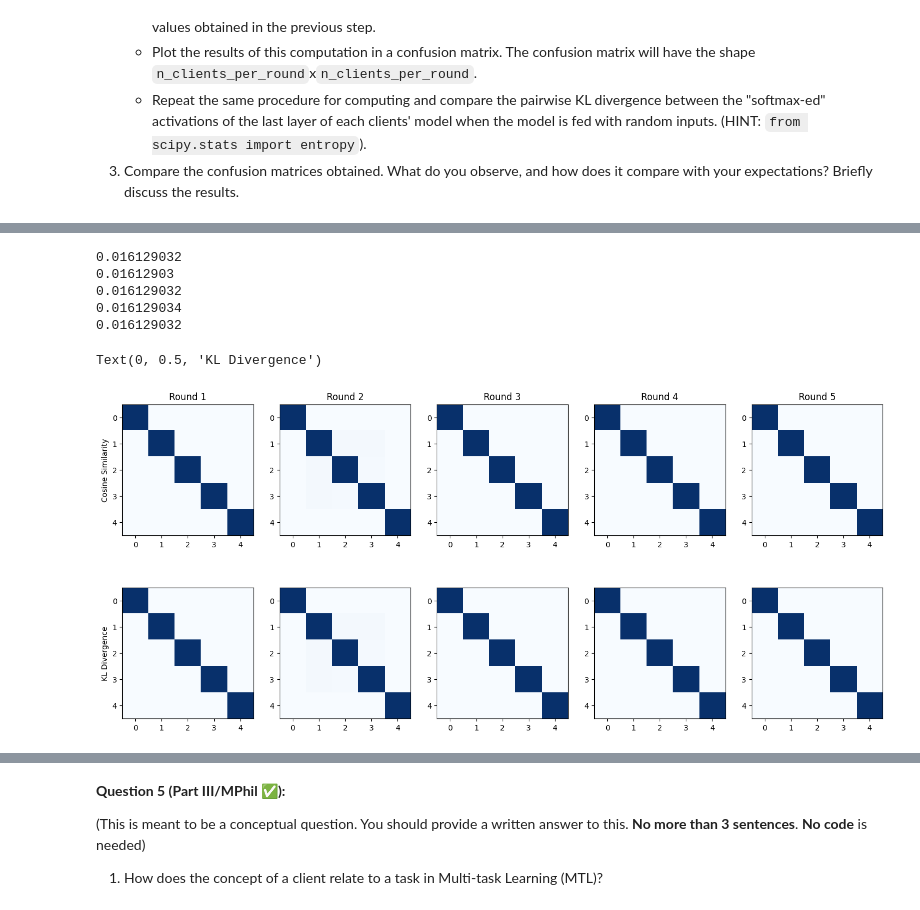
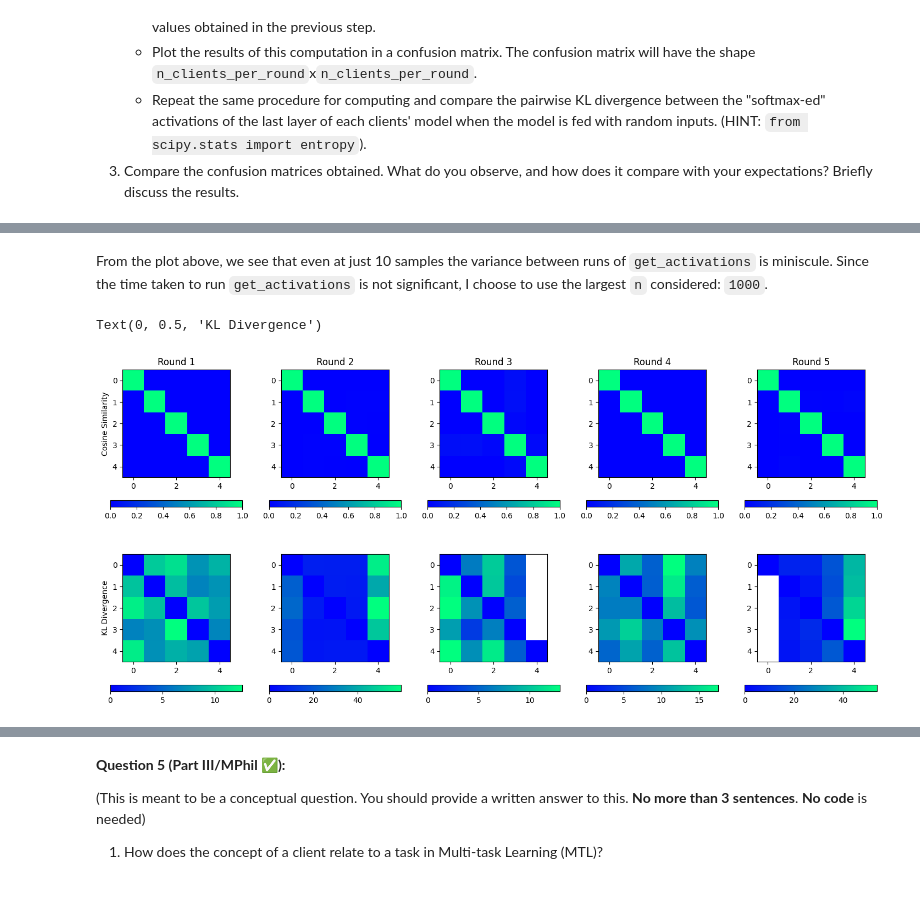
Before and after one commit to MarkHaoxiang/federated-learning, a Jupyter notebook: lab2/FL_hxl23_Lab 2.ipynb, the cells around one changed output, grey strips where cells are left out. Drawn from its saved outputs; the diff is of its cells as text; code cells hidden in the pictures.

```diff
--- a/lab2/FL_hxl23_Lab 2.ipynb
+++ b/lab2/FL_hxl23_Lab 2.ipynb
@@ -986,3 +1018,34 @@ We will now investigate how such a partition behaves in an FL setting. In partic
    - Plot the results of this computation in a confusion matrix. The confusion matrix will have the shape `n_clients_per_round`x`n_clients_per_round`.
    - Repeat the same procedure for computing and compare the pairwise KL divergence between the "softmax-ed" activations of the last layer of each clients' model when the model is fed with random inputs. (HINT: `from scipy.stats import entropy`).
 3. Compare the confusion matrices obtained. What do you observe, and how does it compare with your expectations? Briefly discuss the results.
+# %%
+from common.client_utils import get_activations_from_random_input, set_model_parameters
+from scipy.stats import entropy
+from matplotlib import cm
+
+# Choice of Parameters
+test_net = network_generator_cnn()
+test_model = params[1][1]
+net = set_model_parameters(test_net, test_model)
+
+variances = []
+n_samples = [10, 50, 100, 500, 1000]
+for n in n_samples:
+    activation_results = []
+    for i in range(100):
+        activations = get_activations_from_random_input(
+            net=net,
+            device=get_device(),
+            n_samples=n,
+            seed = i
+        )
+        activation_results.append(activations)
+    activation_results = np.array(activation_results)
+    variance = np.var(activation_results, axis=0).mean()
+    variances.append(variance)
+
+fig, ax = plt.subplots()
+ax.plot(n_samples, variances)
+ax.set_title("Selecting sample size for activations")
+ax.set_xlabel("Number of samples")
+ax.set_ylabel("Variance")
@@ -989,8 +1055,6 @@ We will now investigate how such a partition behaves in an FL setting. In partic
+# %% [markdown]
+From the plot above, we see that even at just 10 samples the variance between runs of `get_activations` is miniscule. Since the time taken to run `get_activations` is not significant, I choose to use the largest `n` considered: `1000`.
 # %%
-from common.client_utils import get_activations_from_random_input, set_model_parameters
-from scipy.stats import entropy
-from matplotlib import cm
-
 n_rounds = 5
 # Utilities
 
@@ -1018,42 +1082,36 @@ for i in range(1,1+n_rounds):
     client_models = strategy.clients_models[i]
     global_model = params[i]
     # 2. Inspect the models collected for each round as follows
     client_activations = []
     for id_, model in client_models:
         net = set_model_parameters(test_net, model)
         # Extract the softmax-ed activations
         activations = get_activations_from_random_input(
             net=net,
             device=get_device(),
-            # TODO: Motivation for the choise of the parameter below
             n_samples=1000,
         )
         client_activations.append(activations)
-
-    print(client_activations[0].mean())
 
     # Calculate the pairwise cosine similarity
     cos_similarity_matrix = [[cosine_similarity(row, col)
                               for col in client_activations] for row in client_activations]
     kl_similarity_matrix = [[entropy(row, col)
                            for col in client_activations] for row in client_activations]
 
 
     # Plot the result
     ax = axs[0][i-1]
     ax.set_title(f"Round {i}")
-    ax.imshow(cos_similarity_matrix, cmap="Blues", vmin=0, vmax=1)
+    im = ax.imshow(cos_similarity_matrix, cmap="winter", vmin=0, vmax=1)
+    fig.colorbar(im, orientation="horizontal")
 
     ax = axs[1][i-1]
-    ax.imshow(cos_similarity_matrix, cmap="Blues", vmin=0, vmax=1)
+    im = ax.imshow(kl_similarity_matrix, cmap="winter")
+    fig.colorbar(im, orientation="horizontal")
 
 axs[0][0].set_ylabel("Cosine Similarity")
 axs[1][0].set_ylabel("KL Divergence")
 # %% [output]
-0.016129032
-0.01612903
-0.016129032
-0.016129034
-0.016129032
+Text(0, 0.5, 'KL Divergence')
-Text(0, 0.5, 'KL Divergence')
-[figure, old version]
+[figure, new version]
```
Also changed, not shown: parts of 30 cells of this notebook.
